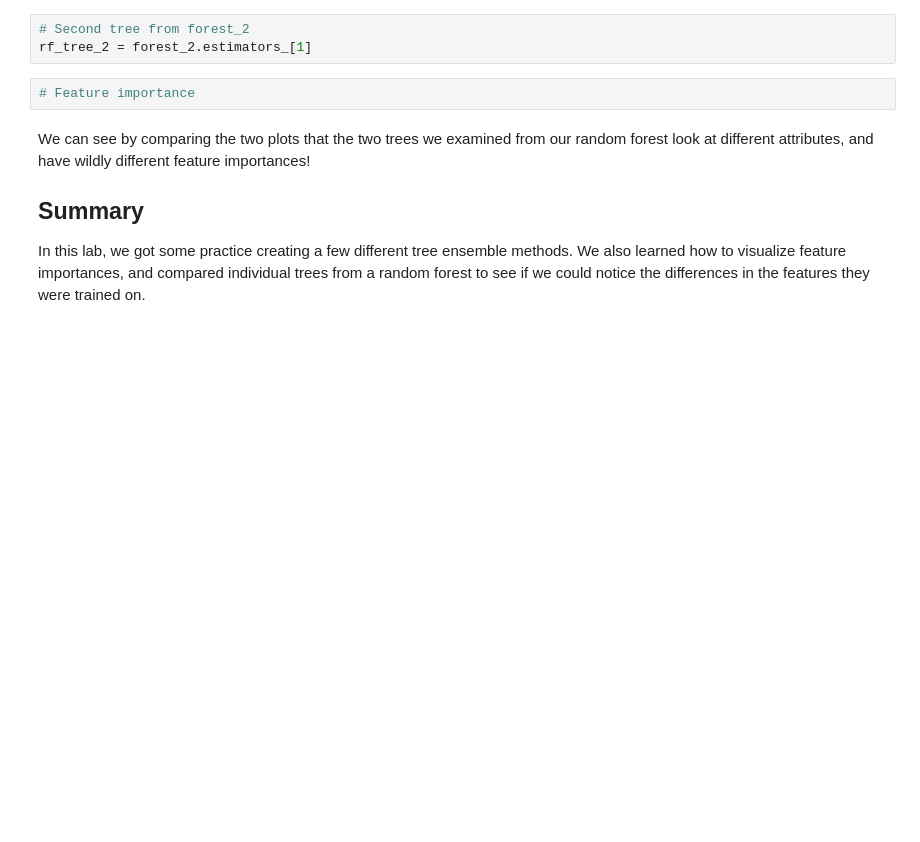
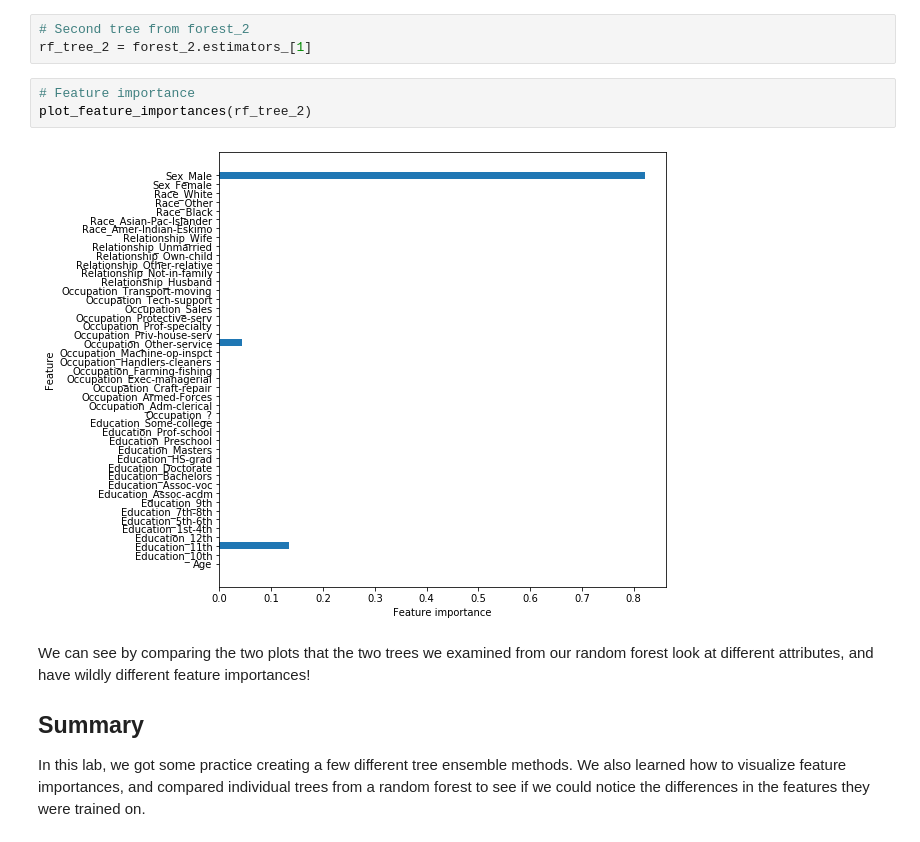
Before and after one commit to yabughaida/dsc-tree-ensembles-random-forests-lab-hbs-ds-060120, a Jupyter notebook: index.ipynb, the cells around one changed output. Cells and saved outputs as stored; diff of their text form; blank space fills up the shorter version.

```diff
--- a/index.ipynb
+++ b/index.ipynb
@@ -320,6 +320,9 @@ Now, grab the second tree and store it in `rf_tree_2`, and then pass it to `plot
 rf_tree_2 = forest_2.estimators_[1]
 # %%
 # Feature importance
+plot_feature_importances(rf_tree_2)
+# %% [output]
+[figure, added]
 # %% [markdown]
 We can see by comparing the two plots that the two trees we examined from our random forest look at different attributes, and have wildly different feature importances!
 
```
